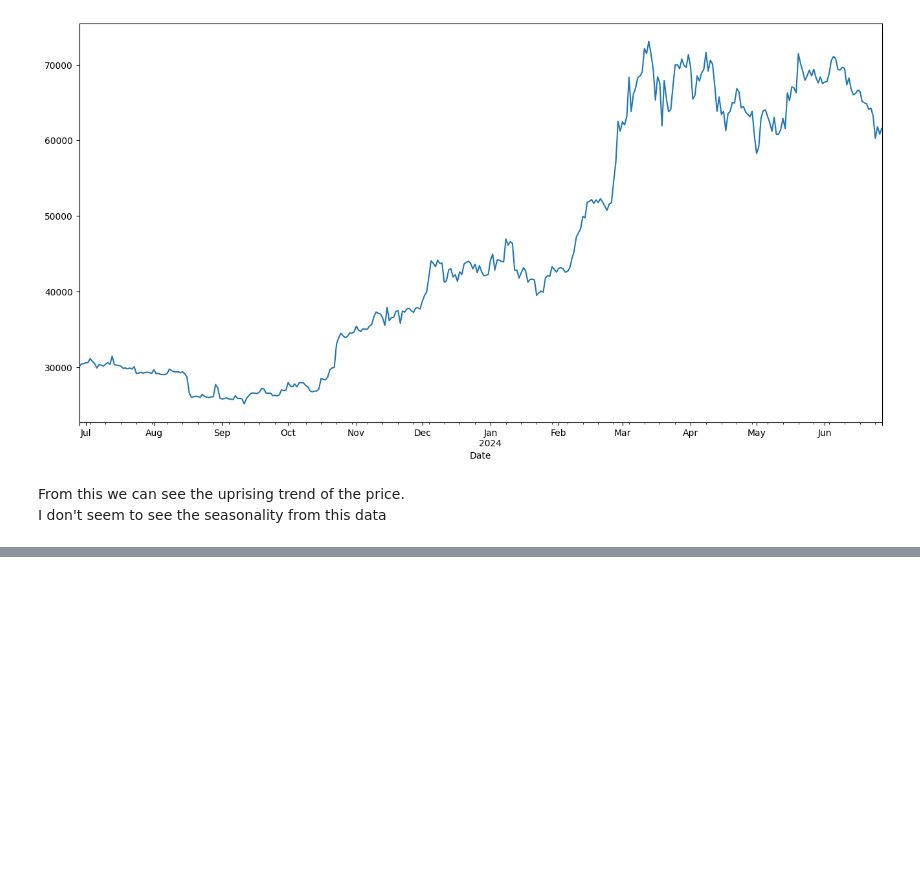
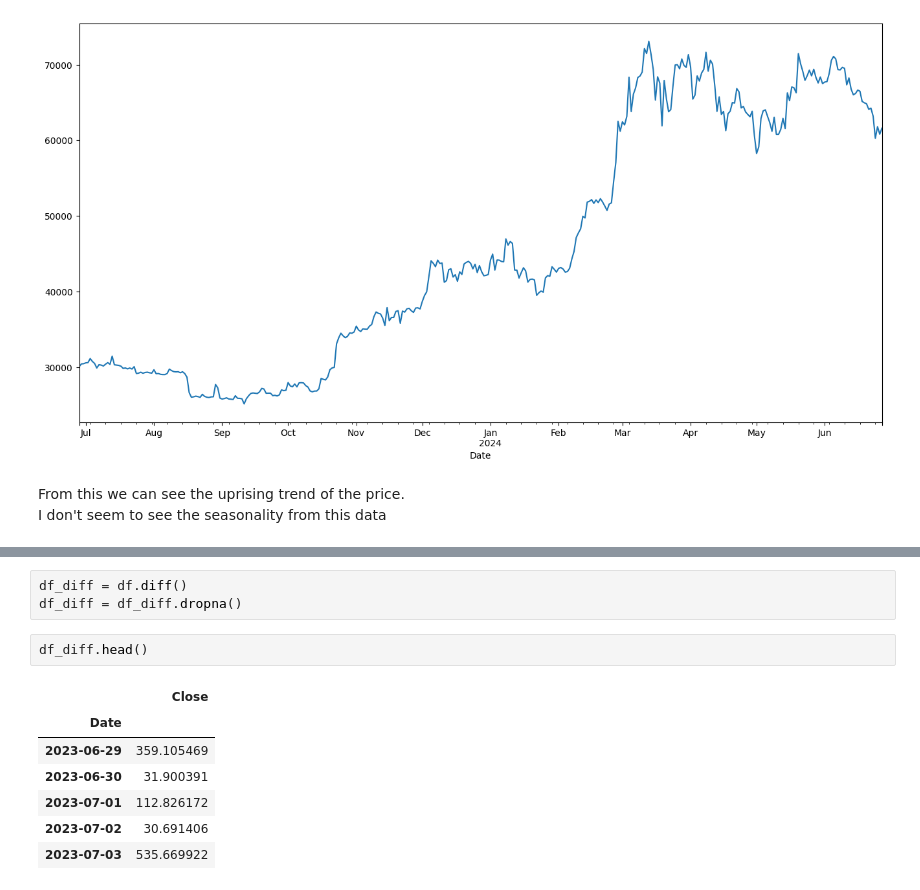
Before and after one commit to KomangAndika/ARIMA-And-Friends, a Jupyter notebook: ARIMA_Friends_BTC-USD.ipynb, the cells around one changed output, grey strips where cells are left out. Saved outputs shown, nothing was run; the diff lists cells and outputs as text; blank space fills up the shorter version.

```diff
--- a/ARIMA_Friends_BTC-USD.ipynb
+++ b/ARIMA_Friends_BTC-USD.ipynb
@@ -84,0 +129,13 @@ I don't seem to see the seasonality from this data
+# %%
+df_diff = df.diff()
+df_diff = df_diff.dropna()
+# %%
+df_diff.head()
+# %% [output]
+|  | Close |
+| Date |  |
+| 2023-06-29 | 359.105469 |
+| 2023-06-30 | 31.900391 |
+| 2023-07-01 | 112.826172 |
+| 2023-07-02 | 30.691406 |
+| 2023-07-03 | 535.669922 |
```
Also changed, not shown: parts of 15 cells of this notebook.
